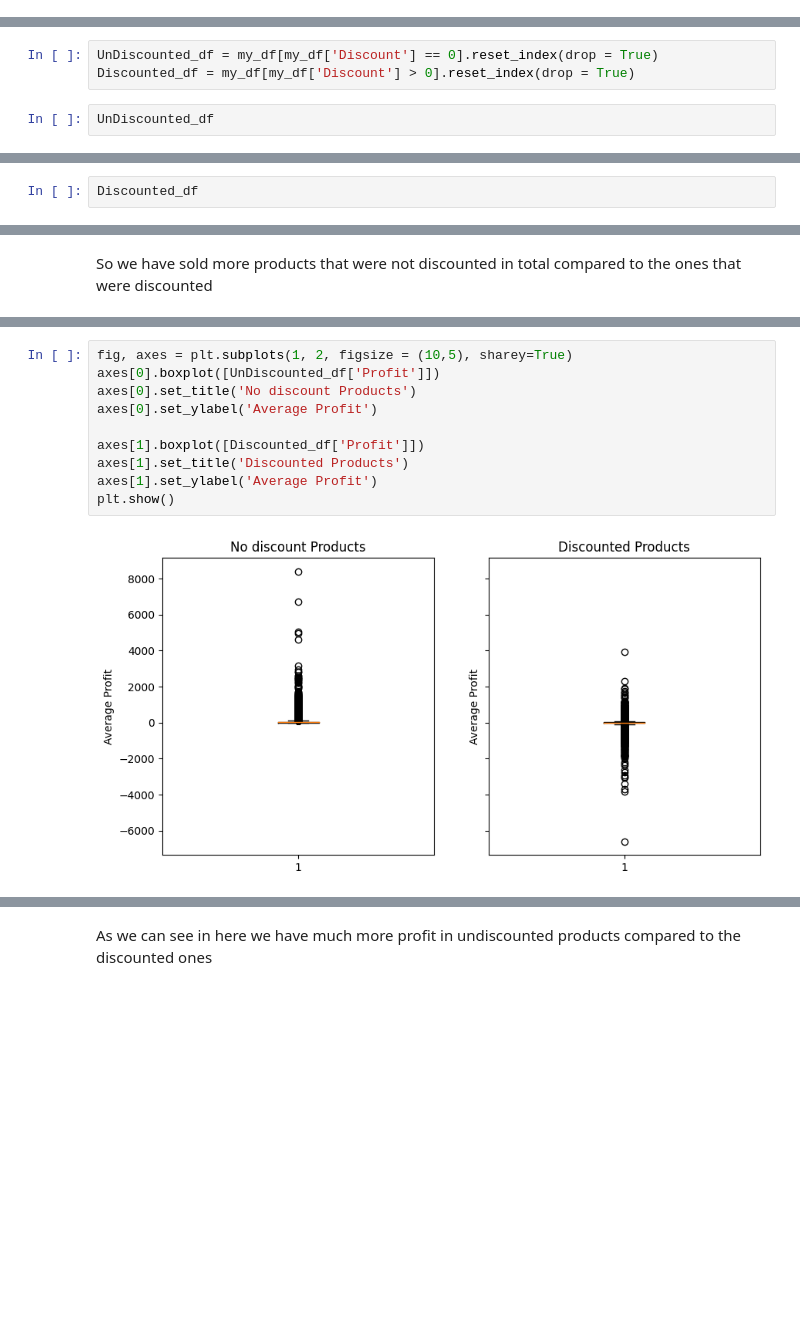
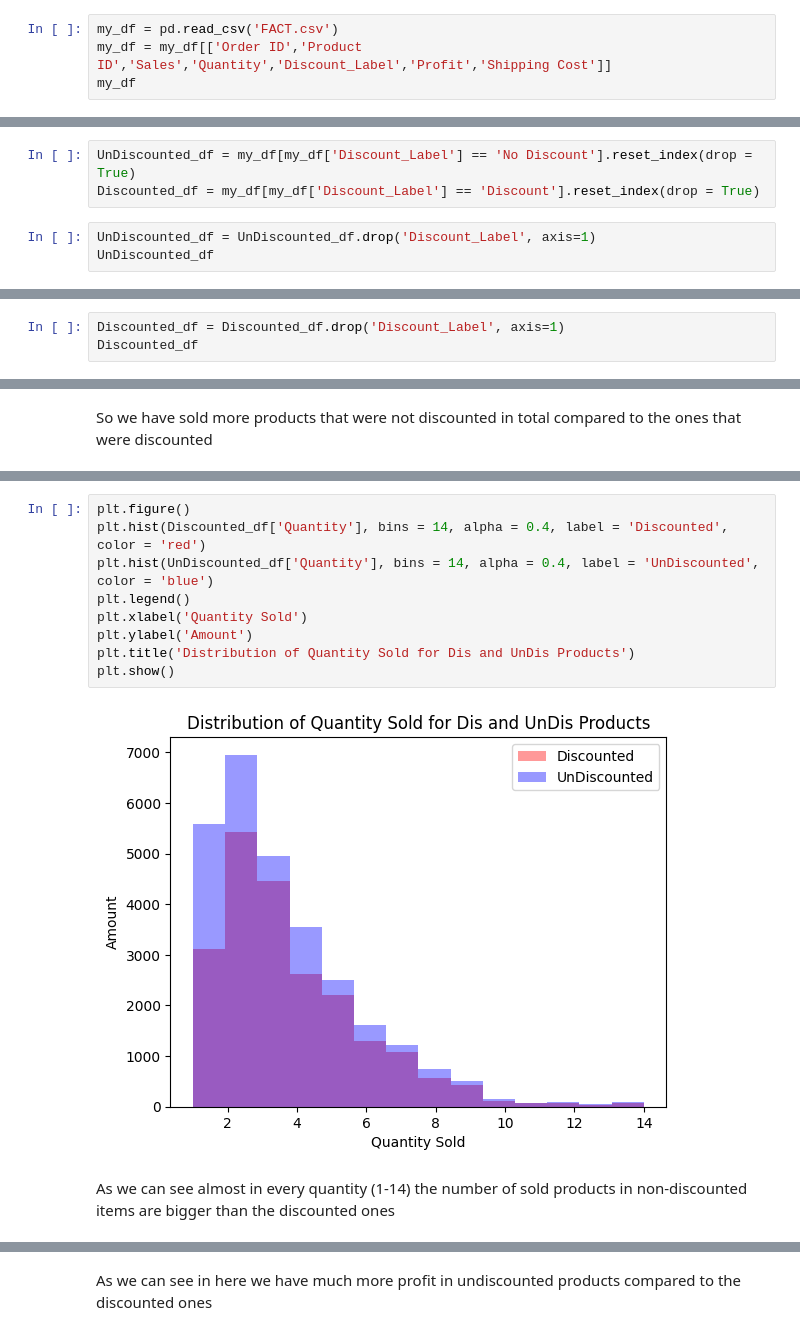
Before and after one commit to soheilAmh/Super_store, a Jupyter notebook: MyAnalysis.ipynb, the cells around one changed output, grey strips where cells are left out. Drawn from its saved outputs; the diff is of its cells as text; blank space fills up the shorter version.

```diff
--- a/MyAnalysis.ipynb
+++ b/MyAnalysis.ipynb
@@ -39,0 +13,4 @@ my_df.head(20)
+# %%
+my_df = pd.read_csv('FACT.csv')
+my_df = my_df[['Order ID','Product ID','Sales','Quantity','Discount_Label','Profit','Shipping Cost']]
+my_df
@@ -52,6 +60,7 @@ my_df.describe()
 # %%
-UnDiscounted_df = my_df[my_df['Discount'] == 0].reset_index(drop = True)
-Discounted_df = my_df[my_df['Discount'] > 0].reset_index(drop = True)
+UnDiscounted_df = my_df[my_df['Discount_Label'] == 'No Discount'].reset_index(drop = True)
+Discounted_df = my_df[my_df['Discount_Label'] == 'Discount'].reset_index(drop = True)
 # %%
+UnDiscounted_df = UnDiscounted_df.drop('Discount_Label', axis=1)
 UnDiscounted_df
 # %% [output]
@@ -71,3 +80,4 @@ UnDiscounted_df
 # %%
+Discounted_df = Discounted_df.drop('Discount_Label', axis=1)
 Discounted_df
 # %% [output]
@@ -107,12 +134,13 @@ plt.show()
 # %%
-fig, axes = plt.subplots(1, 2, figsize = (10,5), sharey=True)
-axes[0].boxplot([UnDiscounted_df['Profit']])
-axes[0].set_title('No discount Products')
-axes[0].set_ylabel('Average Profit')
-
-axes[1].boxplot([Discounted_df['Profit']])
-axes[1].set_title('Discounted Products')
-axes[1].set_ylabel('Average Profit')
+plt.figure()
+plt.hist(Discounted_df['Quantity'], bins = 14, alpha = 0.4, label = 'Discounted', color = 'red')
+plt.hist(UnDiscounted_df['Quantity'], bins = 14, alpha = 0.4, label = 'UnDiscounted', color = 'blue')
+plt.legend()
+plt.xlabel('Quantity Sold')
+plt.ylabel('Amount')
+plt.title('Distribution of Quantity Sold for Dis and UnDis Products')
 plt.show()
 # %% [output]
-[figure, old version]
+[figure, new version]
+# %% [markdown]
+As we can see almost in every quantity (1-14) the number of sold products in non-discounted items are bigger than the discounted ones
```
Also changed, not shown: parts of 25 cells of this notebook, 1 other file.
